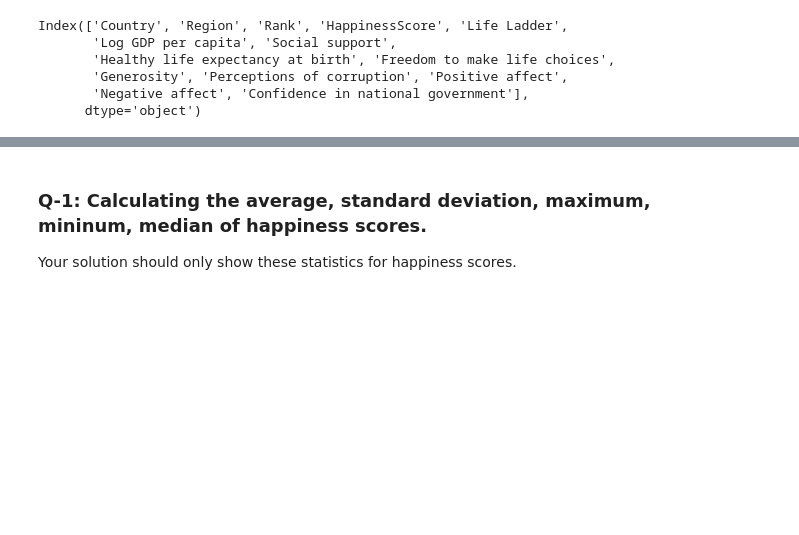
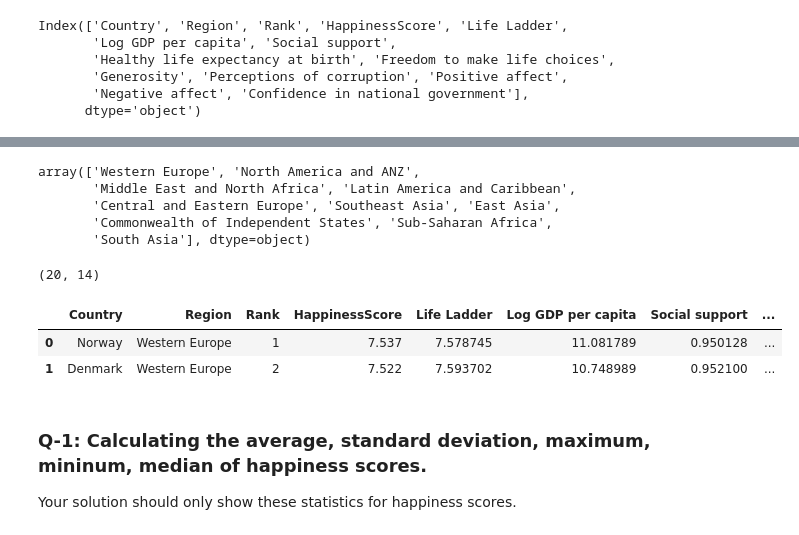
Before and after one commit to OpenCV13/dm, a Jupyter notebook: module_3.ipynb, the cells around one changed output, grey strips where cells are left out. Drawn from its saved outputs; the diff is of its cells as text; code cells hidden in the pictures; blank space fills up the shorter version.

```diff
--- a/module_3.ipynb
+++ b/module_3.ipynb
@@ -244,3 +258,20 @@ Index(['Country', 'Region', 'Rank', 'HappinessScore', 'Life Ladder',
+# %%
+happiness_df['Region'].unique()
+# %% [output]
+array(['Western Europe', 'North America and ANZ',
+       'Middle East and North Africa', 'Latin America and Caribbean',
+       'Central and Eastern Europe', 'Southeast Asia', 'East Asia',
+       'Commonwealth of Independent States', 'Sub-Saharan Africa',
+       'South Asia'], dtype=object)
+# %%
+western_enrope_df = happiness_df[happiness_df['Region'] == "Western Europe"]
+print(western_enrope_df.shape)
+western_enrope_df.head(2)
+# %% [output]
+(20, 14)
+|  | Country | Region | Rank | HappinessScore | Life Ladder | Log GDP per capita | Social support | ... |
+| 0 | Norway | Western Europe | 1 | 7.537 | 7.578745 | 11.081789 | 0.950128 | ... |
+| 1 | Denmark | Western Europe | 2 | 7.522 | 7.593702 | 10.748989 | 0.952100 | ... |
 # %% [markdown]
 ### Q-1: Calculating the average, standard deviation, maximum, mininum, median of happiness scores.
 Your solution should only show these statistics for happiness scores.
```
Also changed, not shown: parts of 3 cells of this notebook.
